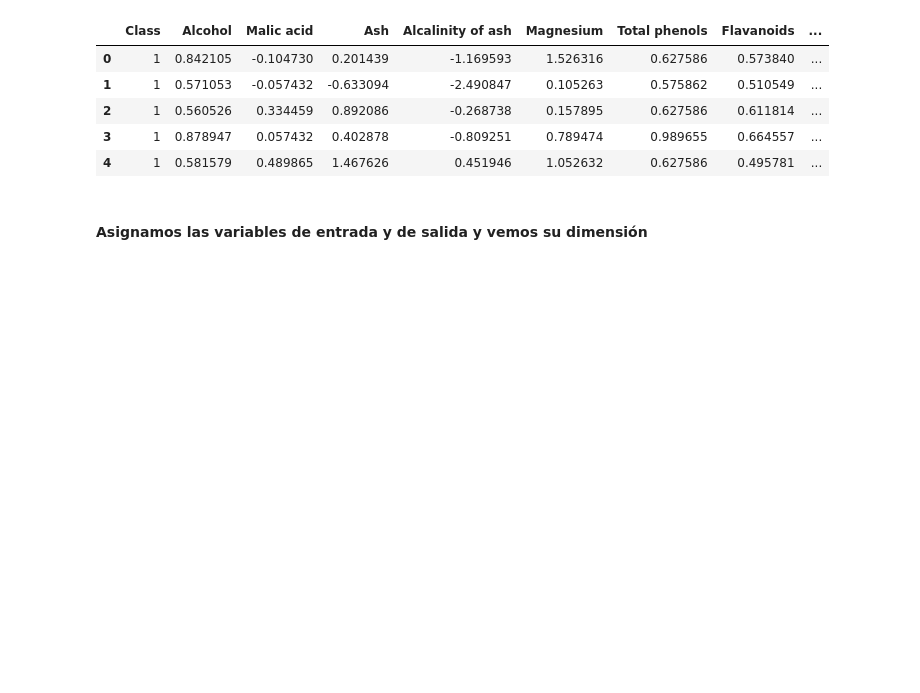
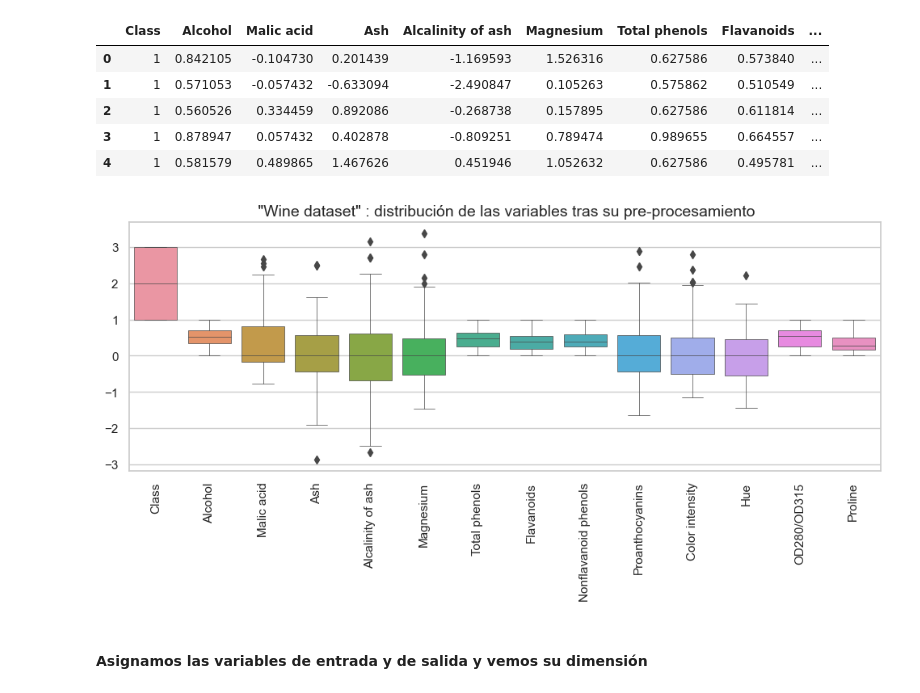
Before and after one commit to CristinaCosma/ML_classification, a Jupyter notebook: DS_M07_classification_K-Nearest.ipynb, the cells around one changed output. Saved outputs shown, nothing was run; the diff lists cells and outputs as text; code cells hidden in the pictures; blank space fills up the shorter version.

```diff
--- a/DS_M07_classification_K-Nearest.ipynb
+++ b/DS_M07_classification_K-Nearest.ipynb
@@ -1033,6 +1033,14 @@ wines.head()
 | 2 | 1 | 0.560526 | 0.334459 | 0.892086 | -0.268738 | 0.157895 | 0.627586 | 0.611814 | ... |
 | 3 | 1 | 0.878947 | 0.057432 | 0.402878 | -0.809251 | 0.789474 | 0.989655 | 0.664557 | ... |
 | 4 | 1 | 0.581579 | 0.489865 | 1.467626 | 0.451946 | 1.052632 | 0.627586 | 0.495781 | ... |
+# %%
+fig, ax = plt.subplots(figsize=(12, 4))
+ax = sns.boxplot(data = wines, linewidth= 0.5)
+plt.title(' "Wine dataset" : distribución de las variables tras su pre-procesamiento', fontsize=14)
+plt.tick_params(axis='x', rotation=90)
+plt.show()
+# %% [output]
+[figure, added]
 # %% [markdown]
 #### Asignamos las variables de entrada y de salida y vemos su dimensión
 # %%
```
